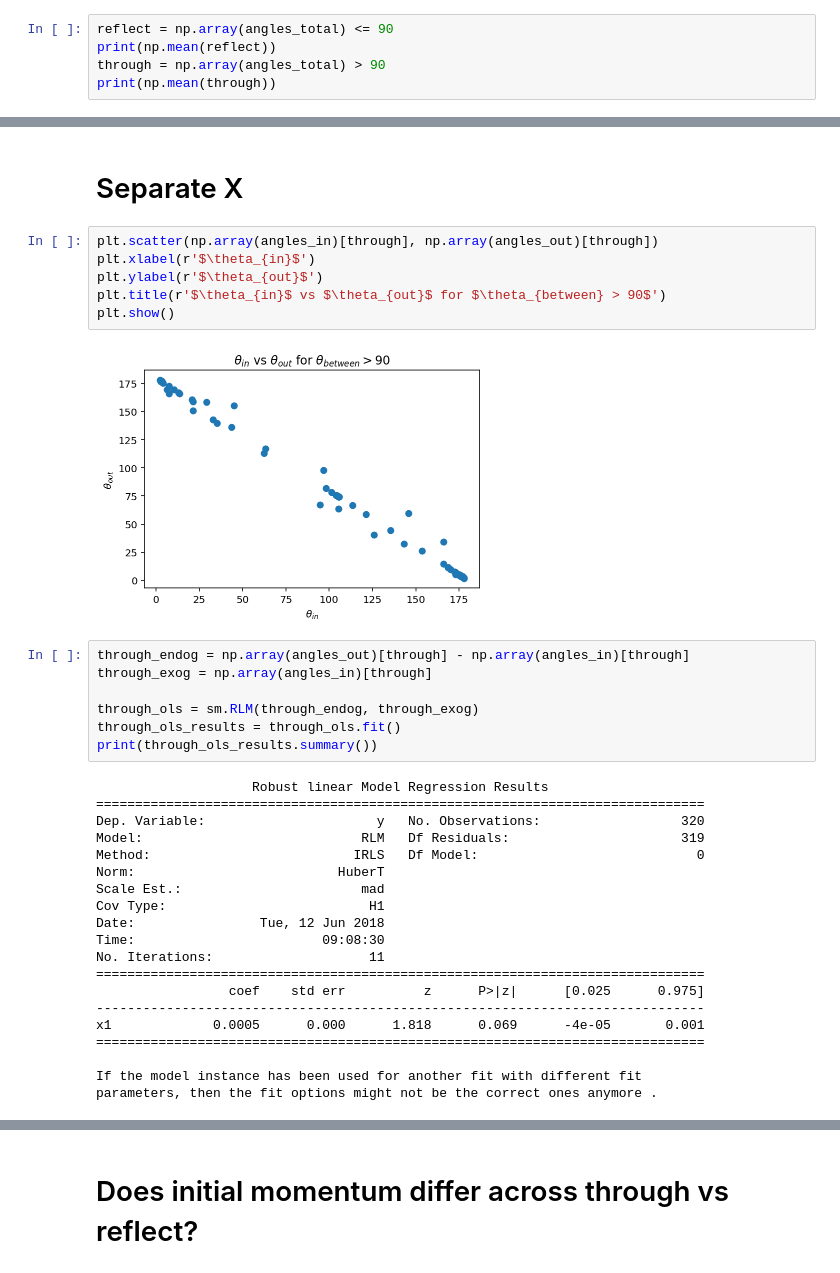
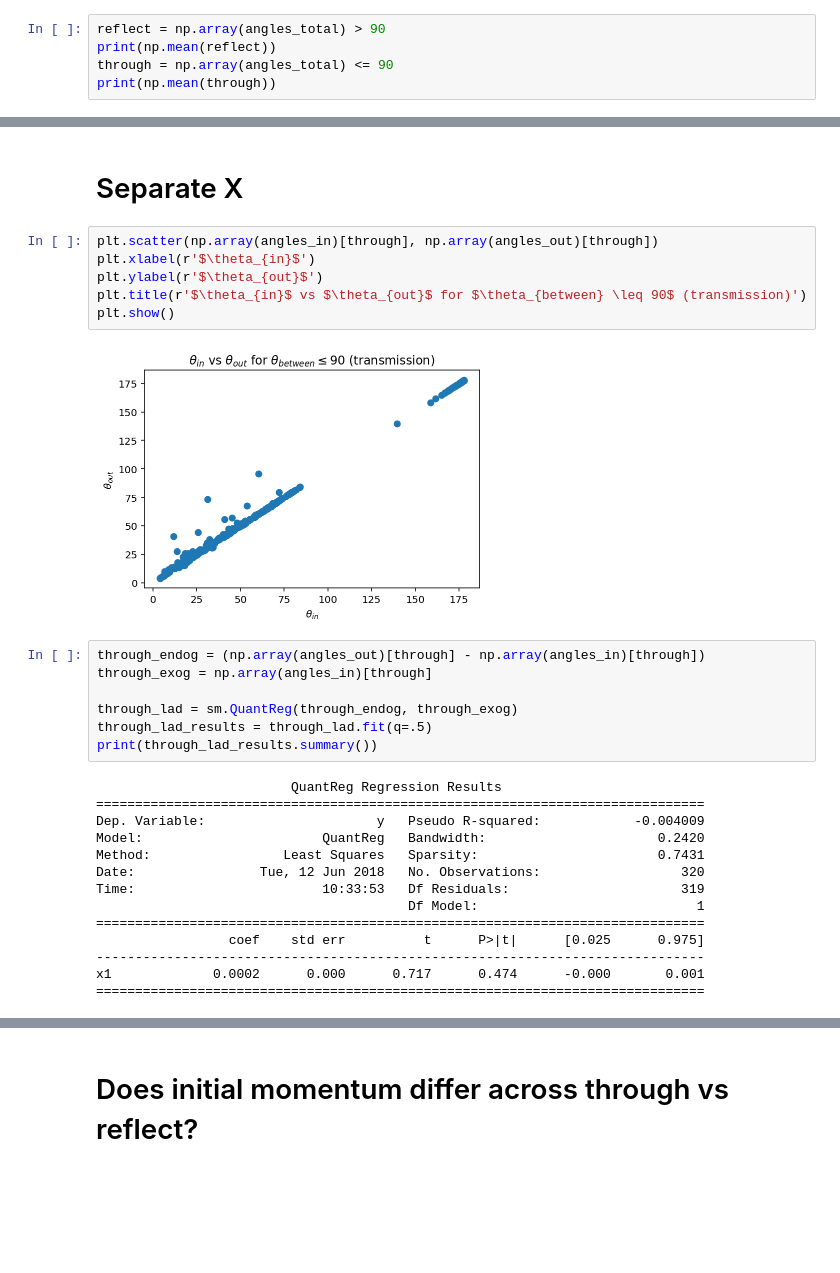
Before and after one commit to sqrider/MATH189_FINAL_PROJ, a Jupyter notebook: Trajectories.ipynb, the cells around one changed output, grey strips where cells are left out. Saved outputs shown, nothing was run; the diff lists cells and outputs as text; blank space fills up the shorter version.

Commit message:
Fixed logistic regression model and prettified some plots

```diff
--- a/Trajectories.ipynb
+++ b/Trajectories.ipynb
@@ -371,8 +371,8 @@ plt.show()
 # %% [markdown]
 ## Test of proportion
 # %%
-reflect = np.array(angles_total) <= 90
+reflect = np.array(angles_total) > 90
 print(np.mean(reflect))
-through = np.array(angles_total) > 90
+through = np.array(angles_total) <= 90
 print(np.mean(through))
 # %% [output]
@@ -390,35 +390,29 @@ proportions_ztest(sum(reflect), len(reflect), .5)
 # %%
 plt.scatter(np.array(angles_in)[through], np.array(angles_out)[through])
 plt.xlabel(r'$\theta_{in}$')
 plt.ylabel(r'$\theta_{out}$')
-plt.title(r'$\theta_{in}$ vs $\theta_{out}$ for $\theta_{between} > 90$')
+plt.title(r'$\theta_{in}$ vs $\theta_{out}$ for $\theta_{between} \leq 90$ (transmission)')
 plt.show()
 # %% [output]
-[figure, old version]
+[figure, new version]
 # %%
-through_endog = np.array(angles_out)[through] - np.array(angles_in)[through]
+through_endog = (np.array(angles_out)[through] - np.array(angles_in)[through])
 through_exog = np.array(angles_in)[through]
 
-through_ols = sm.RLM(through_endog, through_exog)
-through_ols_results = through_ols.fit()
-print(through_ols_results.summary())
+through_lad = sm.QuantReg(through_endog, through_exog)
+through_lad_results = through_lad.fit(q=.5)
+print(through_lad_results.summary())
 # %% [output]
-                    Robust linear Model Regression Results
+                         QuantReg Regression Results
 ==============================================================================
-Dep. Variable:                      y   No. Observations:                  320
-Model:                            RLM   Df Residuals:                      319
-Method:                          IRLS   Df Model:                            0
-Norm:                          HuberT
-Scale Est.:                       mad
-Cov Type:                          H1
-Date:                Tue, 12 Jun 2018
-Time:                        09:08:30
-No. Iterations:                    11
+Dep. Variable:                      y   Pseudo R-squared:            -0.004009
+Model:                       QuantReg   Bandwidth:                      0.2420
+Method:                 Least Squares   Sparsity:                       0.7431
+Date:                Tue, 12 Jun 2018   No. Observations:                  320
+Time:                        10:33:53   Df Residuals:                      319
+                                        Df Model:                            1
 ==============================================================================
-                 coef    std err          z      P>|z|      [0.025      0.975]
+                 coef    std err          t      P>|t|      [0.025      0.975]
 ------------------------------------------------------------------------------
-x1             0.0005      0.000      1.818      0.069      -4e-05       0.001
+x1             0.0002      0.000      0.717      0.474      -0.000       0.001
 ==============================================================================
-
-If the model instance has been used for another fit with different fit
-parameters, then the fit options might not be the correct ones anymore .
```
Also changed, not shown: parts of 10 cells of this notebook, 1 other file.
